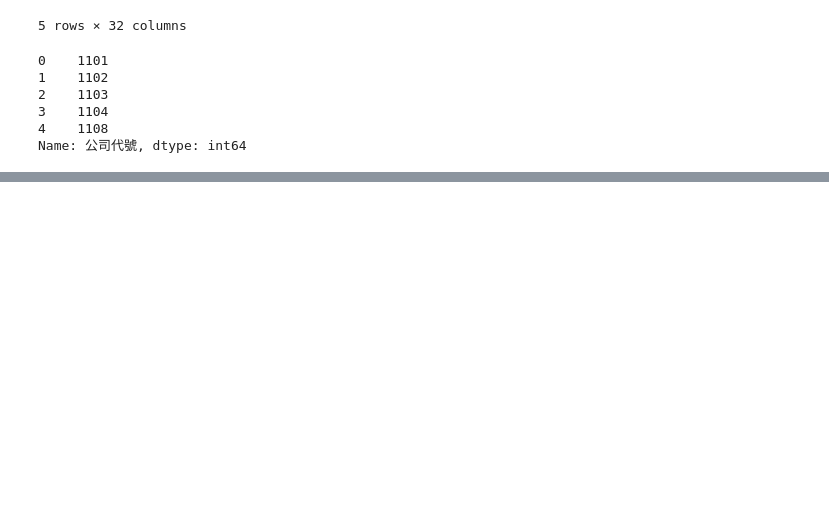
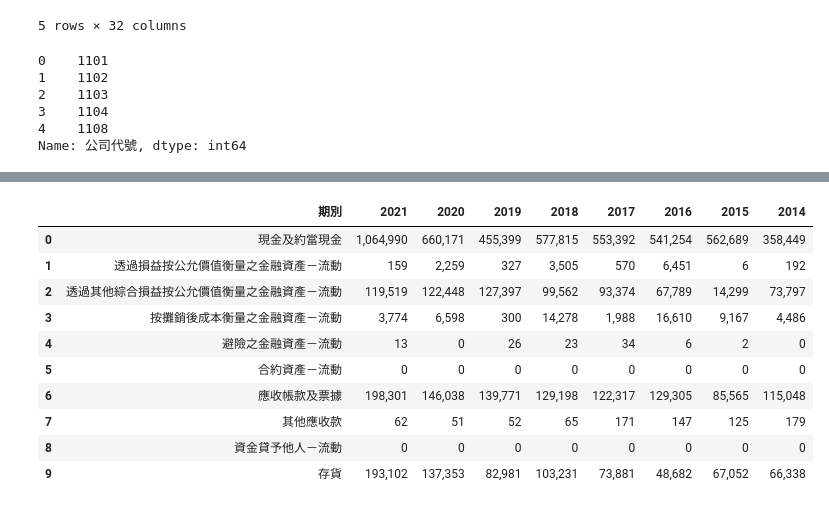
Before and after one commit to kankot2020/-_-_Notebooks, a Jupyter notebook: 22_1017_唯客學院.ipynb, the cells around one changed output, grey strips where cells are left out. Cells and saved outputs as stored; diff of their text form; code cells hidden in the pictures; blank space fills up the shorter version.

```diff
--- a/22_1017_唯客學院.ipynb
+++ b/22_1017_唯客學院.ipynb
@@ -68,0 +106,5 @@ for x in df['公司代號']:
+# %%
+import pandas as pd
+url = 'http://jsjustweb.jihsun.com.tw/z/zc/zcp/zcpa/zcpa0.djhtm?b=Y&a=2330'
+df = pd.read_html(url)
+print(len(df))
@@ -68,0 +130,8 @@ for x in df['公司代號']:
+# %%
+import requests
+from bs4 import BeautifulSoup
+r = requests.get(url)
+soup = BeautifulSoup(r.text, 'html.parser')
+rows = soup.select('#oMainTable .table-row')
+print(len(rows))
+# ★★★ 若將 'html.parser' 改為 'lxml' → 可能會造成取到的資料筆數變少 → 宜注意
@@ -68,0 +154,5 @@ for x in df['公司代號']:
+# %%
+columns = list()
+for x in rows[0].select(".table-cell"):
+    columns.append(x.text)
+columns
@@ -68,0 +161,7 @@ for x in df['公司代號']:
+# %%
+trs = list()
+for x in rows[2:]: # 第二列不取
+    tds = list()
+    for y in x.select(".table-cell"):
+        tds.append(y.text)
+    trs.append(tds)
@@ -68,0 +180,16 @@ for x in df['公司代號']:
+# %%
+df = pd.DataFrame(trs)
+df.columns = columns
+df.head(10)
+# %% [output]
+|  | 期別 | 2021 | 2020 | 2019 | 2018 | 2017 | 2016 | 2015 | 2014 |
+| 0 | 現金及約當現金 | 1,064,990 | 660,171 | 455,399 | 577,815 | 553,392 | 541,254 | 562,689 | 358,449 |
+| 1 | 透過損益按公允價值衡量之金融資產－流動 | 159 | 2,259 | 327 | 3,505 | 570 | 6,451 | 6 | 192 |
+| 2 | 透過其他綜合損益按公允價值衡量之金融資產－流動 | 119,519 | 122,448 | 127,397 | 99,562 | 93,374 | 67,789 | 14,299 | 73,797 |
+| 3 | 按攤銷後成本衡量之金融資產－流動 | 3,774 | 6,598 | 300 | 14,278 | 1,988 | 16,610 | 9,167 | 4,486 |
+| 4 | 避險之金融資產－流動 | 13 | 0 | 26 | 23 | 34 | 6 | 2 | 0 |
+| 5 | 合約資產－流動 | 0 | 0 | 0 | 0 | 0 | 0 | 0 | 0 |
+| 6 | 應收帳款及票據 | 198,301 | 146,038 | 139,771 | 129,198 | 122,317 | 129,305 | 85,565 | 115,048 |
+| 7 | 其他應收款 | 62 | 51 | 52 | 65 | 171 | 147 | 125 | 179 |
+| 8 | 資金貸予他人－流動 | 0 | 0 | 0 | 0 | 0 | 0 | 0 | 0 |
+| 9 | 存貨 | 193,102 | 137,353 | 82,981 | 103,231 | 73,881 | 48,682 | 67,052 | 66,338 |
```
Also changed, not shown: parts of 16 cells of this notebook.
